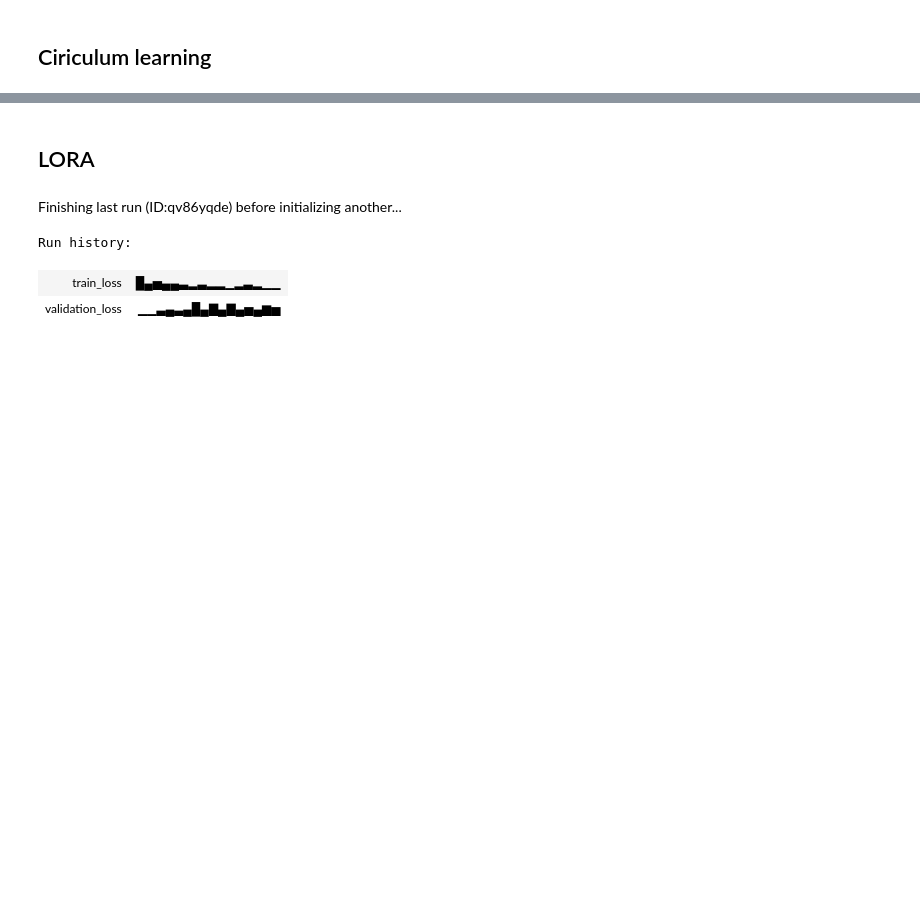
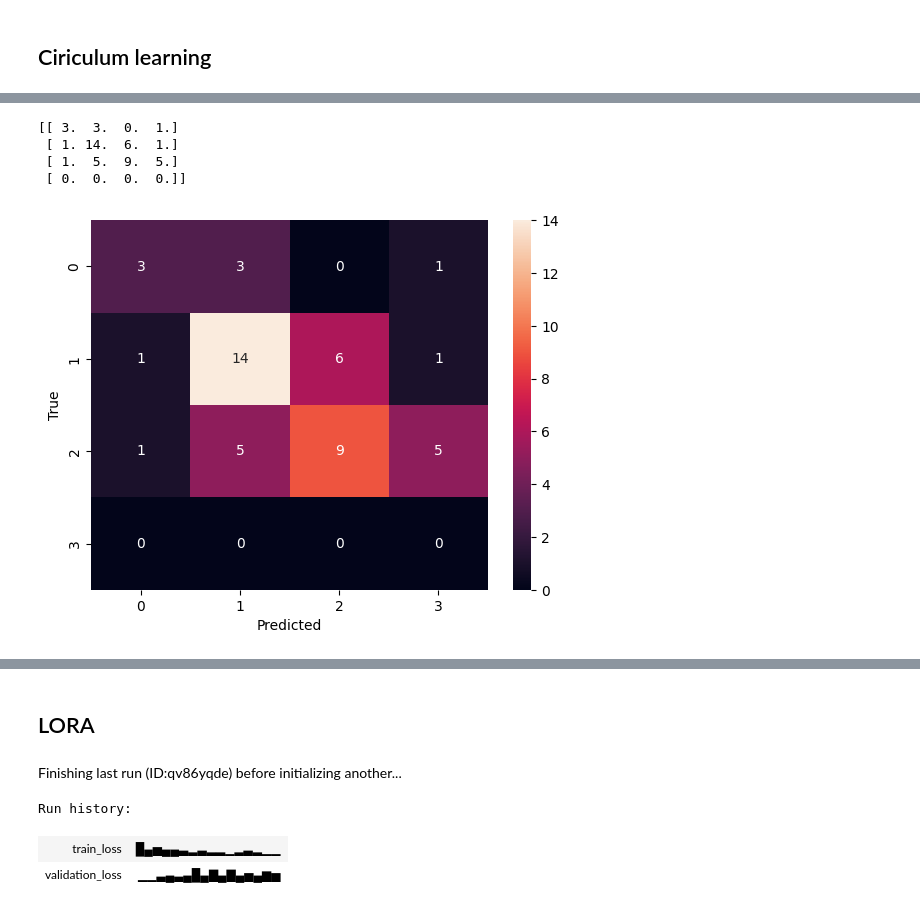
Before and after one commit to pagand/AITutor_SeqModeling, a Jupyter notebook: SeqModel/seqmodeling.ipynb, the cells around one changed output, grey strips where cells are left out. Cells and saved outputs as stored; diff of their text form; code cells hidden in the pictures; blank space fills up the shorter version.

Commit message:
adjusted the Curriculum data

```diff
--- a/SeqModel/seqmodeling.ipynb
+++ b/SeqModel/seqmodeling.ipynb
@@ -854,13 +892,13 @@ train_size = int(0.8 * len(dataset))
 val_size = len(dataset) - train_size
 train_dataset, val_dataset = random_split(dataset, [train_size, val_size])
 
-train_dataloader = DataLoader(train_dataset, batch_size=8, shuffle=True, collate_fn=None)
-val_dataloader = DataLoader(val_dataset, batch_size=8, shuffle=False, collate_fn=None)
+train_dataloader = DataLoader(train_dataset, batch_size=4, shuffle=True, collate_fn=None)
+val_dataloader = DataLoader(val_dataset, batch_size=4, shuffle=False, collate_fn=None)
 # %%
-epochs = 16
+epochs = 50
 optimizer = AdamW(model.parameters(), lr=5e-5)
 total_steps = len(train_dataloader) * epochs
-scheduler = get_linear_schedule_with_warmup(optimizer, num_warmup_steps=0, num_training_steps=total_steps)
+scheduler = get_linear_schedule_with_warmup(optimizer, num_warmup_steps=4, num_training_steps=total_steps)
 # %%
 train_val_loop(model, train_dataloader, val_dataloader, optimizer, scheduler, epochs)
 # %% [output]
@@ -882,0 +915,34 @@ Epoch 16/16 | Train Loss: 0.021 | Validation Loss: 0.049
+# %%
+# compute a quality metric for the model
+y_pred = []
+y_true = []
+model.eval()
+for batch in val_dataloader:
+    batch = {k: v.squeeze(1).to(device) for k, v in batch.items()}  # Move batch to device
+    with torch.no_grad():
+        outputs = model(**batch)
+        y_pred.extend(outputs.logits.squeeze(1).tolist())
+        y_true.extend(batch['labels'].tolist())
+
+# calculate the confusion matrix by values 0-0.25, 0.25-`0.5, 0.5-0.75, 0.75-1
+y_pred = np.array(y_pred)
+y_true = np.array(y_true)
+y_pred_bin = np.round(y_pred, 2)
+y_true_bin = np.round(y_true, 2)
+confusion_matrix = np.zeros((4, 4))
+for i in range(4):
+    for j in range(4):
+        confusion_matrix[i, j] = np.sum((y_pred_bin >= i*0.25) & (y_pred_bin < (i+1)*0.25) & (y_true_bin >= j*0.25) & (y_true_bin < (j+1)*0.25))
+print(confusion_matrix)
+
+
+sns.heatmap(confusion_matrix, annot=True, fmt='g')
+plt.xlabel('Predicted')
+plt.ylabel('True')
+plt.show()
+# %% [output]
+[[ 3.  3.  0.  1.]
+ [ 1. 14.  6.  1.]
+ [ 1.  5.  9.  5.]
+ [ 0.  0.  0.  0.]]
+[figure, added]
```
Also changed, not shown: parts of 10 cells of this notebook.
